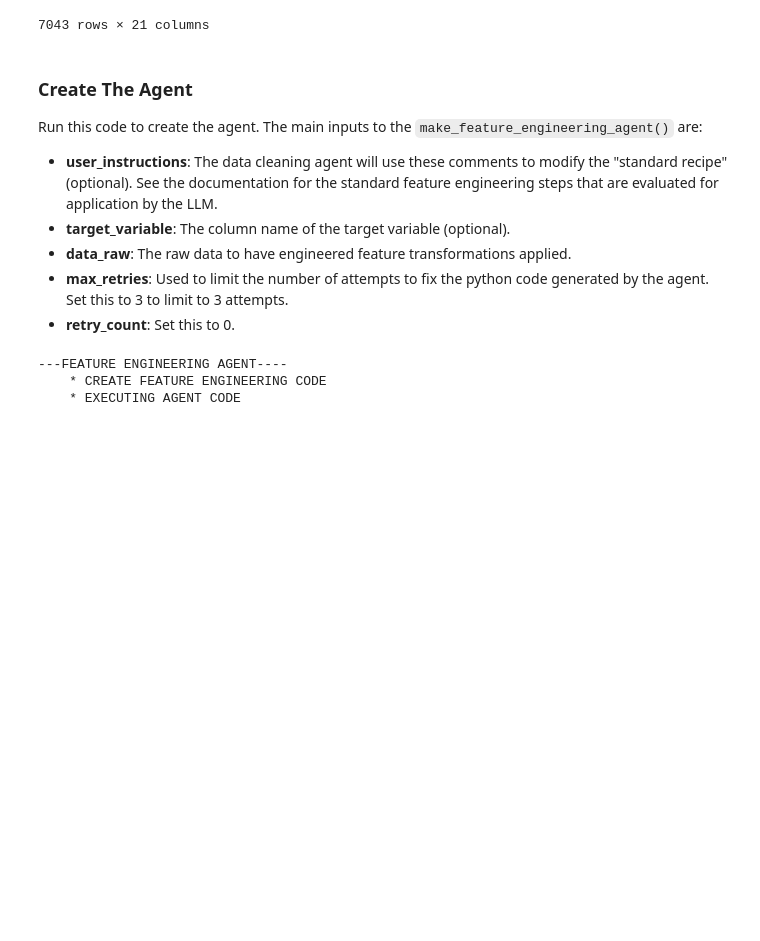
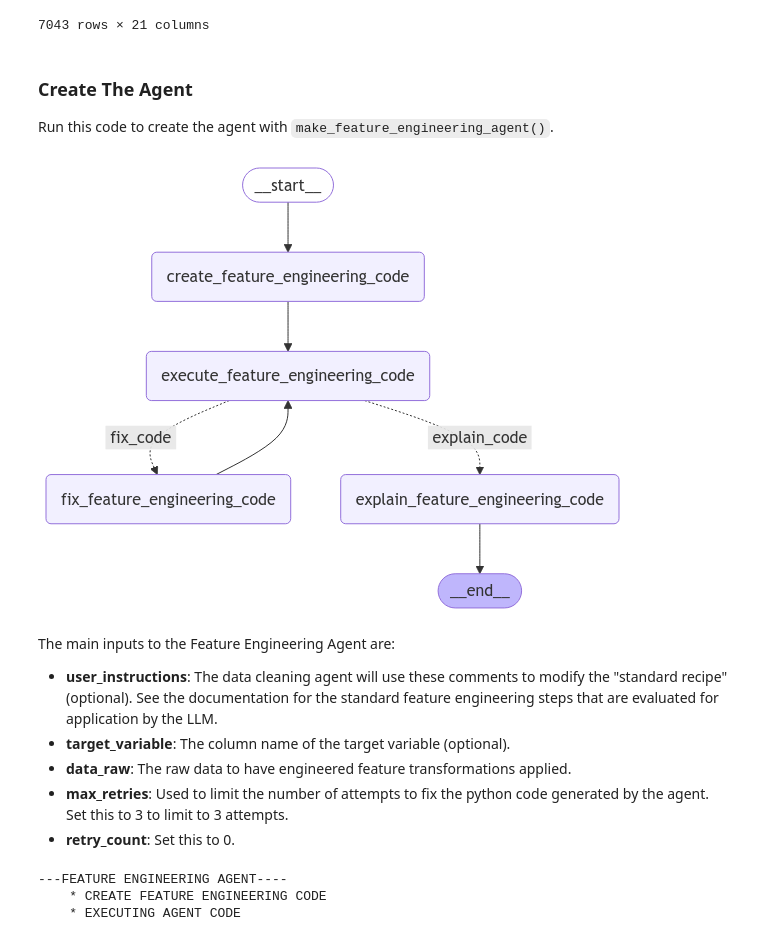
Before and after one commit to szl0144/stock-data-analysis-agent, a Jupyter notebook: examples/feature_engineering_agent.ipynb, the cells around one changed output. Cells and saved outputs as stored; diff of their text form; code cells hidden in the pictures; blank space fills up the shorter version.

Commit message:
add mermaid flowcharts

```diff
--- a/examples/feature_engineering_agent.ipynb
+++ b/examples/feature_engineering_agent.ipynb
@@ -57,10 +58,18 @@ df
 | 7041 | 8361-LTMKD | Male | 1 | Yes | No | 4 | Yes | Yes | ... |
 | 7042 | 3186-AJIEK | Male | 0 | No | No | 66 | Yes | No | ... |
 7043 rows × 21 columns
+# %% [markdown]
+### Create The Agent
+
+Run this code to create the agent with `make_feature_engineering_agent()`.
+# %%
+feature_engineering_agent = make_feature_engineering_agent(model = llm, log=LOG, log_path=LOG_PATH)
+
+get_mermaid_flowchart(feature_engineering_agent)
+# %% [output]
+[figure, added]
 # %% [markdown]
-### Create The Agent
-
-Run this code to create the agent. The main inputs to the `make_feature_engineering_agent()` are:
+The main inputs to the Feature Engineering Agent are:
 
 - **user_instructions**: The data cleaning agent will use these comments to modify the "standard recipe" (optional). See the documentation for the standard feature engineering steps that are evaluated for application by the LLM.
 - **target_variable**: The column name of the target variable (optional).
```
Also changed, not shown: parts of 2 cells of this notebook, 3 other files.
